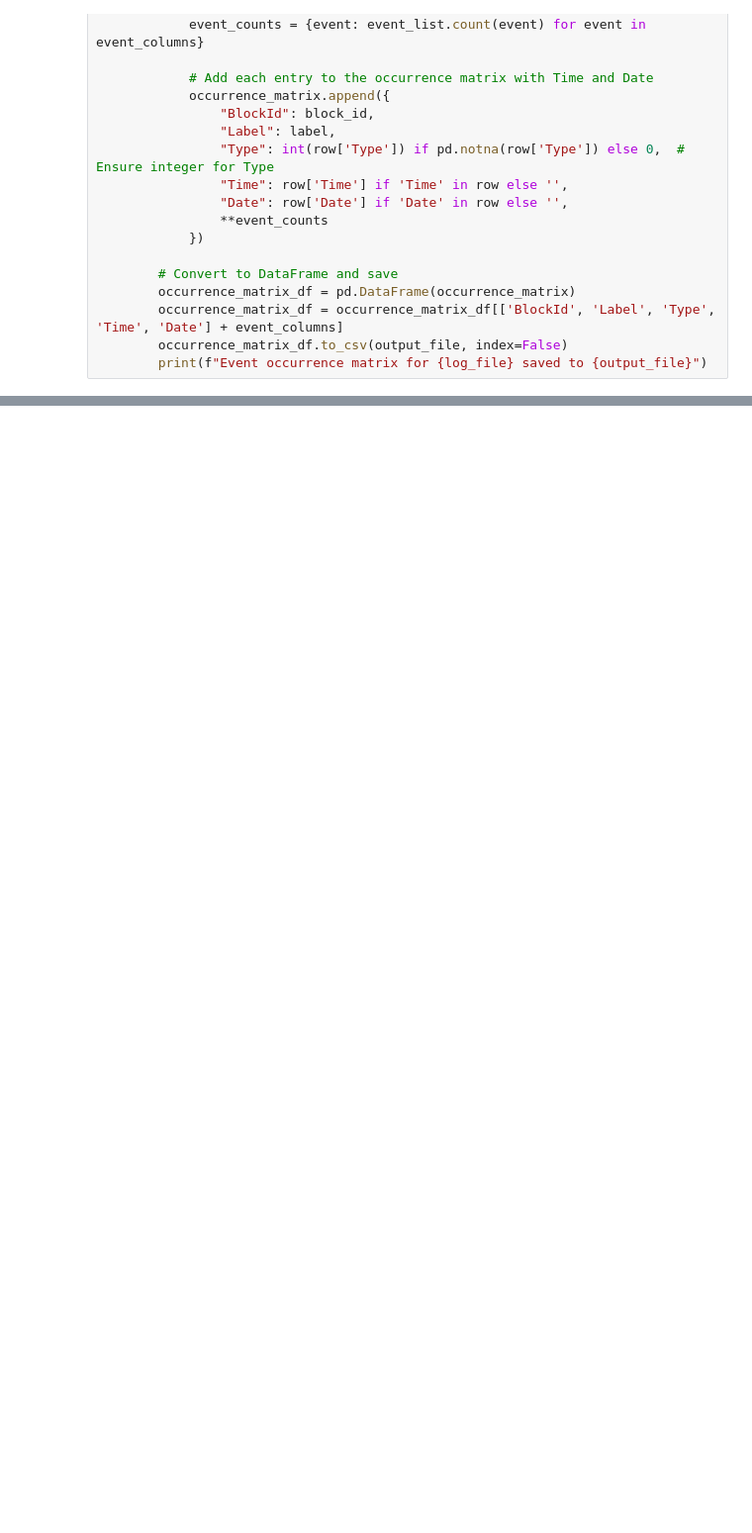
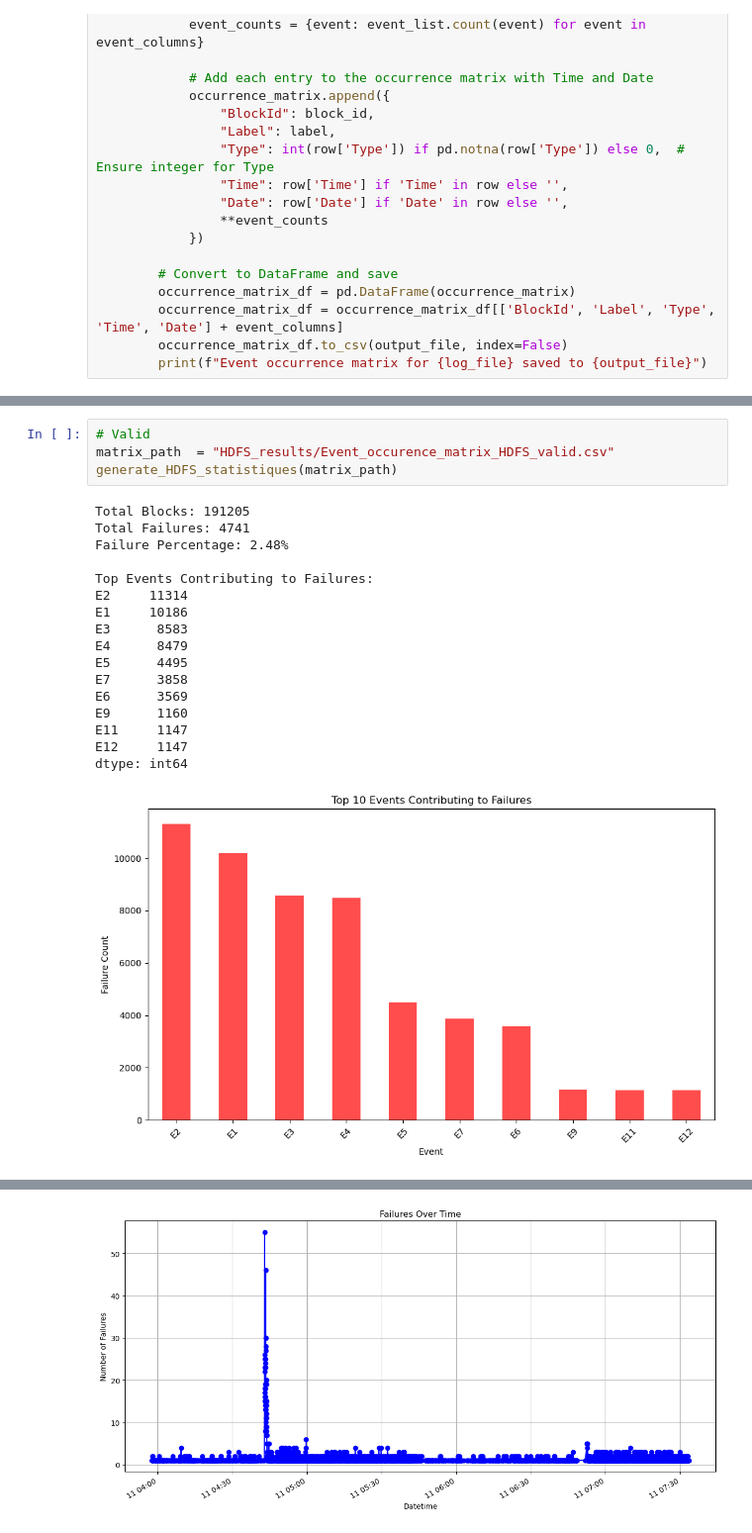
Before and after one commit to josephpierres/MGL870-TP2, a Jupyter notebook: MGL870-TP2-HDFS.ipynb, the cells around one changed output, grey strips where cells are left out. Shown at 99% size. Saved outputs shown, nothing was run; the diff lists cells and outputs as text; blank space fills up the shorter version.

```diff
--- a/MGL870-TP2-HDFS.ipynb
+++ b/MGL870-TP2-HDFS.ipynb
@@ -403,0 +529,22 @@ print(train_data[['Date', 'Time']].head())
+# %%
+# Valid
+matrix_path  = "HDFS_results/Event_occurence_matrix_HDFS_valid.csv"
+generate_HDFS_statistiques(matrix_path)
+# %% [output]
+Total Blocks: 191205
+Total Failures: 4741
+Failure Percentage: 2.48%
+
+Top Events Contributing to Failures:
+E2     11314
+E1     10186
+E3      8583
+E4      8479
+E5      4495
+E7      3858
+E6      3569
+E9      1160
+E11     1147
+E12     1147
+dtype: int64
+[figure, added]
@@ -403,0 +565 @@ print(train_data[['Date', 'Time']].head())
+[figure, added]
```
Also changed, not shown: parts of 10 cells of this notebook.
